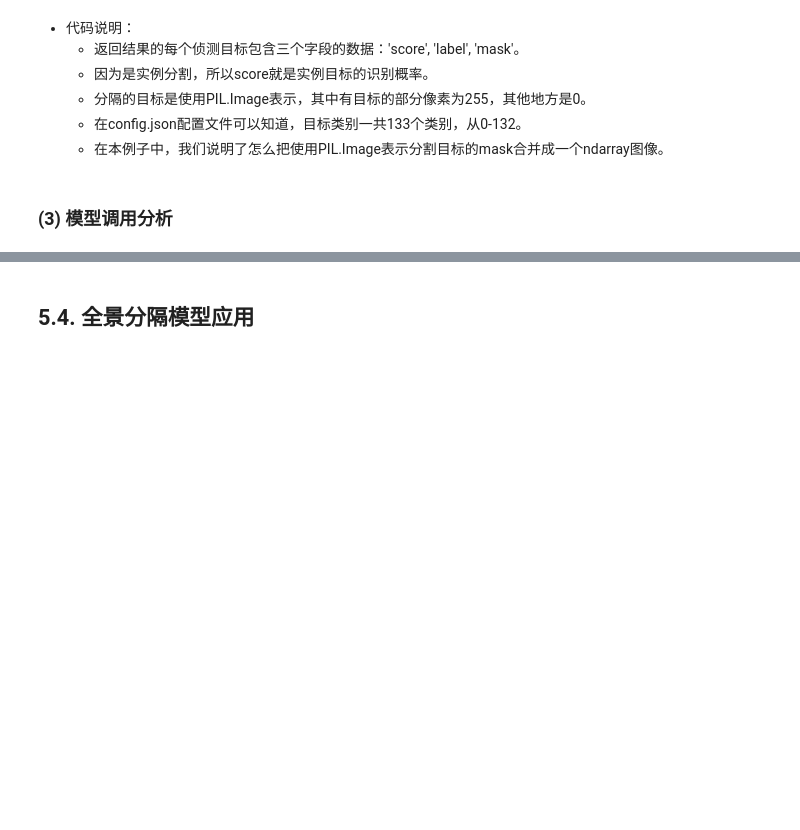
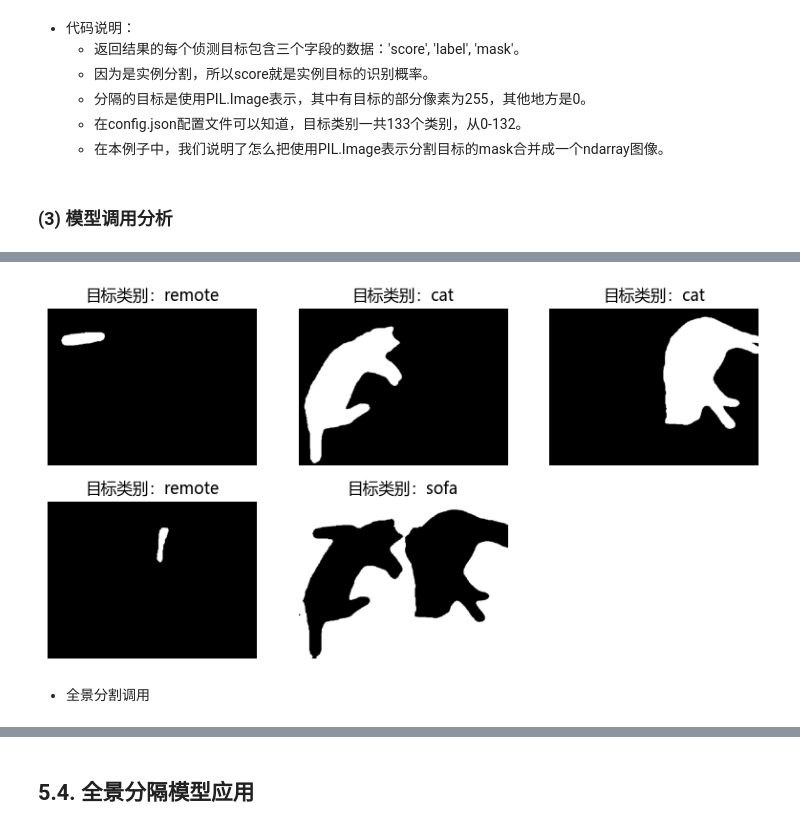
Before and after one commit to QiangAI/AI2026, a Jupyter notebook: transformers/05机器视觉任务处理-04目标分隔.ipynb, the cells around one changed output, grey strips where cells are left out. Cells and saved outputs as stored; diff of their text form; code cells hidden in the pictures; blank space fills up the shorter version.

```diff
--- a/transformers/05机器视觉任务处理-04目标分隔.ipynb
+++ b/transformers/05机器视觉任务处理-04目标分隔.ipynb
@@ -459,0 +491,8 @@ dict_keys(['score', 'label', 'mask'])
+# %%
+from transformers import Mask2FormerImageProcessor, Mask2FormerForUniversalSegmentation
+import torch
+from PIL import Image
+import PIL
+import matplotlib.pyplot as plt
+import numpy as np
+plt.rcParams["font.family"] = ["Microsoft YaHei"]
@@ -459,0 +501,5 @@ dict_keys(['score', 'label', 'mask'])
+# %%
+# 加载图像处理器
+processor = Mask2FormerImageProcessor.from_pretrained("F:/03Models/mask2former-swin-large-coco-instance")
+# 加载目标分割模型（模型后缀instance表示实例分割）
+model = Mask2FormerForUniversalSegmentation.from_pretrained("F:/03Models/mask2former-swin-large-coco-instance")
@@ -459,0 +590,3 @@ dict_keys(['score', 'label', 'mask'])
+# %%
+model_outputs = model(**model_inputs)
+print(dict(model_outputs).keys())
@@ -459,0 +641,12 @@ dict_keys(['score', 'label', 'mask'])
+# %%
+# target_sizes = [(image.height, image.width)]
+print([(image.height, image.width)])
+target_sizes = [image.size[::-1]]
+print(target_sizes)
+instance_segment = processor.post_process_instance_segmentation(
+    model_outputs,
+    target_sizes=target_sizes,
+    threshold=0.90,
+    mask_threshold=0.5
+)[0]  # 取第一个图片的分割（我们输入的也仅仅一张图像）
+print(instance_segment)
@@ -459,0 +673,19 @@ dict_keys(['score', 'label', 'mask'])
+# %%
+seg = instance_segment["segmentation"].numpy()
+count = len(instance_segment["segments_info"])
+cols = 3
+rows = count // cols + 1
+plt.figure(figsize=(3.2 * cols, 2.4 * rows))
+for i, obj in  enumerate(instance_segment["segments_info"]):
+    idx = obj["id"]
+    mask = (seg==idx)
+    visual_mask = (mask * 255).astype(np.uint8)
+    plt.subplot(rows, cols, i+1)
+    plt.imshow(visual_mask,cmap="gray")
+    plt.title(F"目标类别：{model.config.id2label[obj["label_id"]]}")
+    plt.axis(False)
+plt.show()
+# %% [output]
+[figure, added]
+# %% [markdown]
+- 全景分割调用
```
Also changed, not shown: parts of 35 cells of this notebook, 1 other file.
